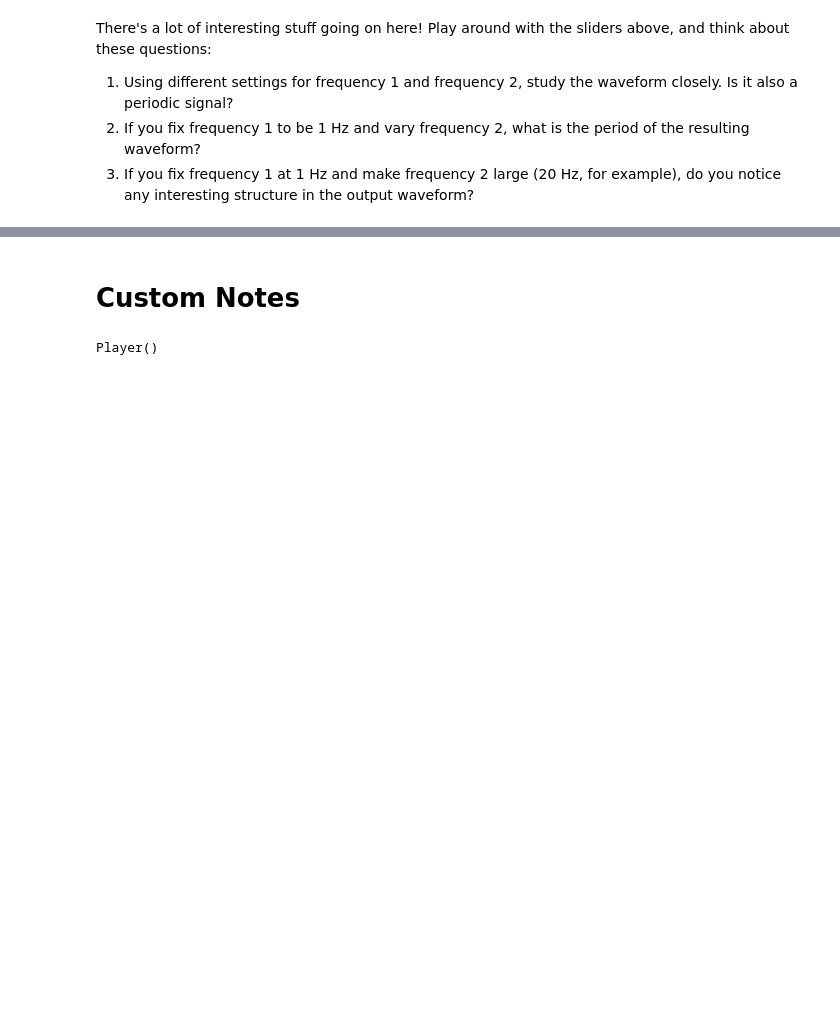
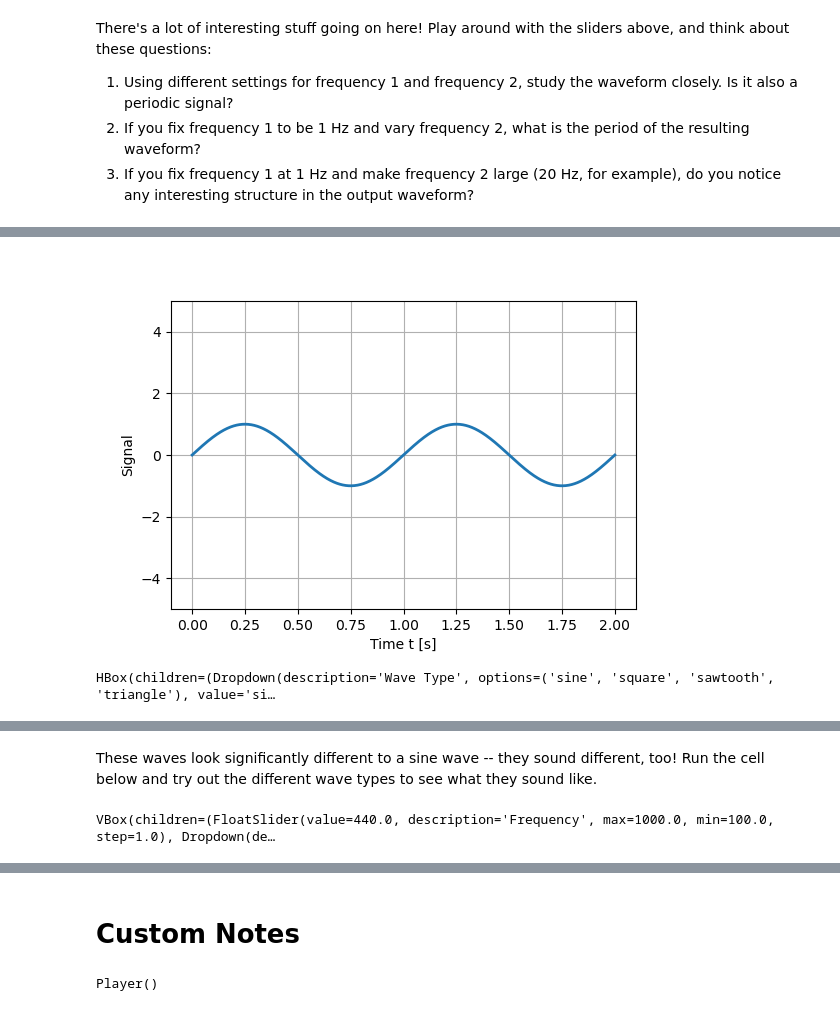
Before and after one commit to SamBT/react23-physics-of-sound, a Jupyter notebook: physics-of-sound-tutorial.ipynb, the cells around one changed output, grey strips where cells are left out. Cells and saved outputs as stored; diff of their text form; code cells hidden in the pictures; blank space fills up the shorter version.

```diff
--- a/physics-of-sound-tutorial.ipynb
+++ b/physics-of-sound-tutorial.ipynb
@@ -277,0 +266,11 @@ VBox(children=(FloatSlider(value=440.0, max=1000.0, min=100.0, step=1.0), Dropdo
+# %%
+from helpers import interactive_wave
+interval = np.linspace(0,2,1000)
+interactive_wave(time_interval=interval,
+                initial_amplitude=1,
+                initial_frequency=1,
+                amp_max=5,
+                freq_max=20)
+# %% [output]
+[figure, added]
+HBox(children=(Dropdown(description='Wave Type', options=('sine', 'square', 'sawtooth', 'triangle'), value='si…
@@ -277,0 +279,7 @@ VBox(children=(FloatSlider(value=440.0, max=1000.0, min=100.0, step=1.0), Dropdo
+# %% [markdown]
+These waves look significantly different to a sine wave -- they sound different, too! Run the cell below and try out the different wave types to see what they sound like.
+# %%
+from helpers import oscillator_sampler
+oscillator_sampler()
+# %% [output]
+VBox(children=(FloatSlider(value=440.0, description='Frequency', max=1000.0, min=100.0, step=1.0), Dropdown(de…
```
Also changed, not shown: parts of 45 cells of this notebook, 6 other files.
